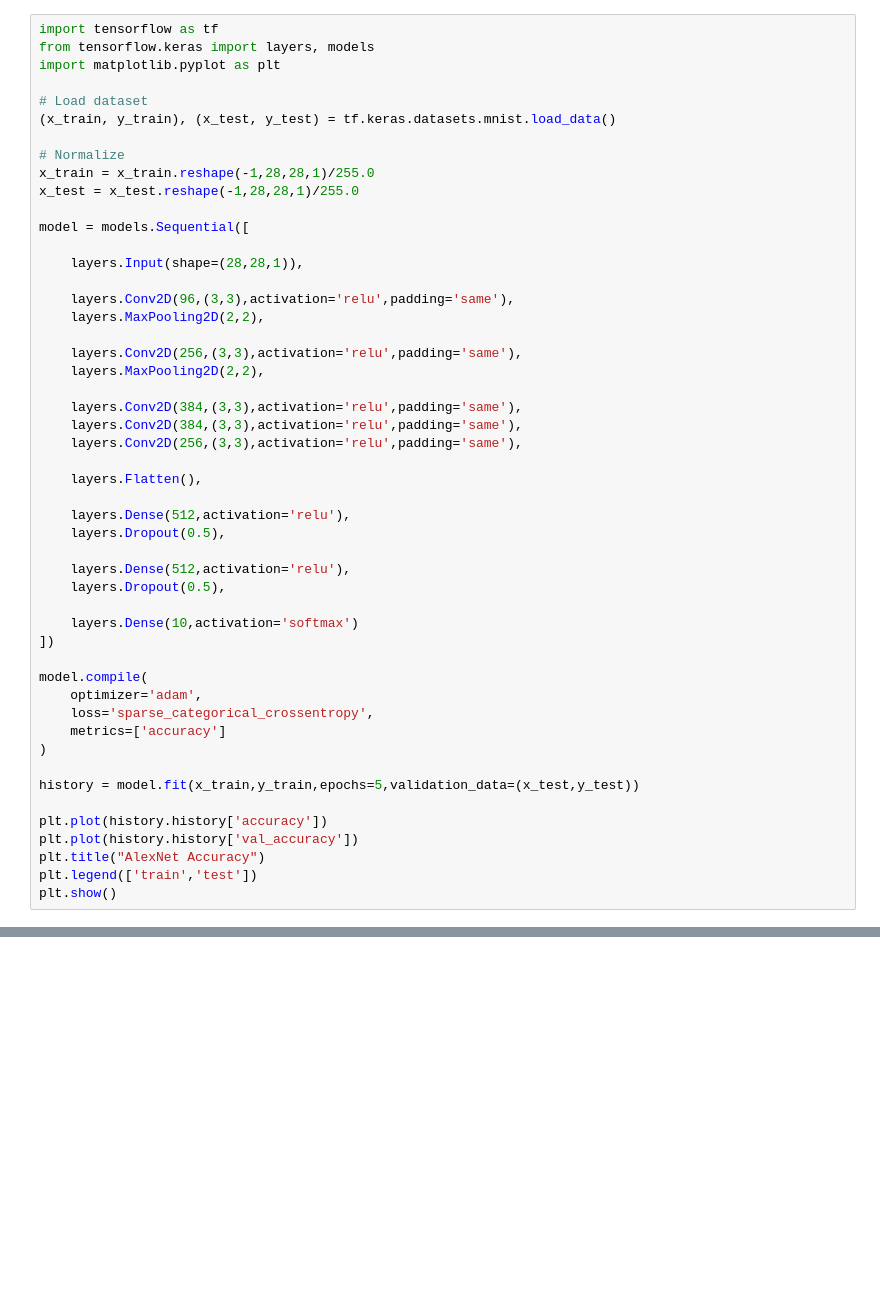
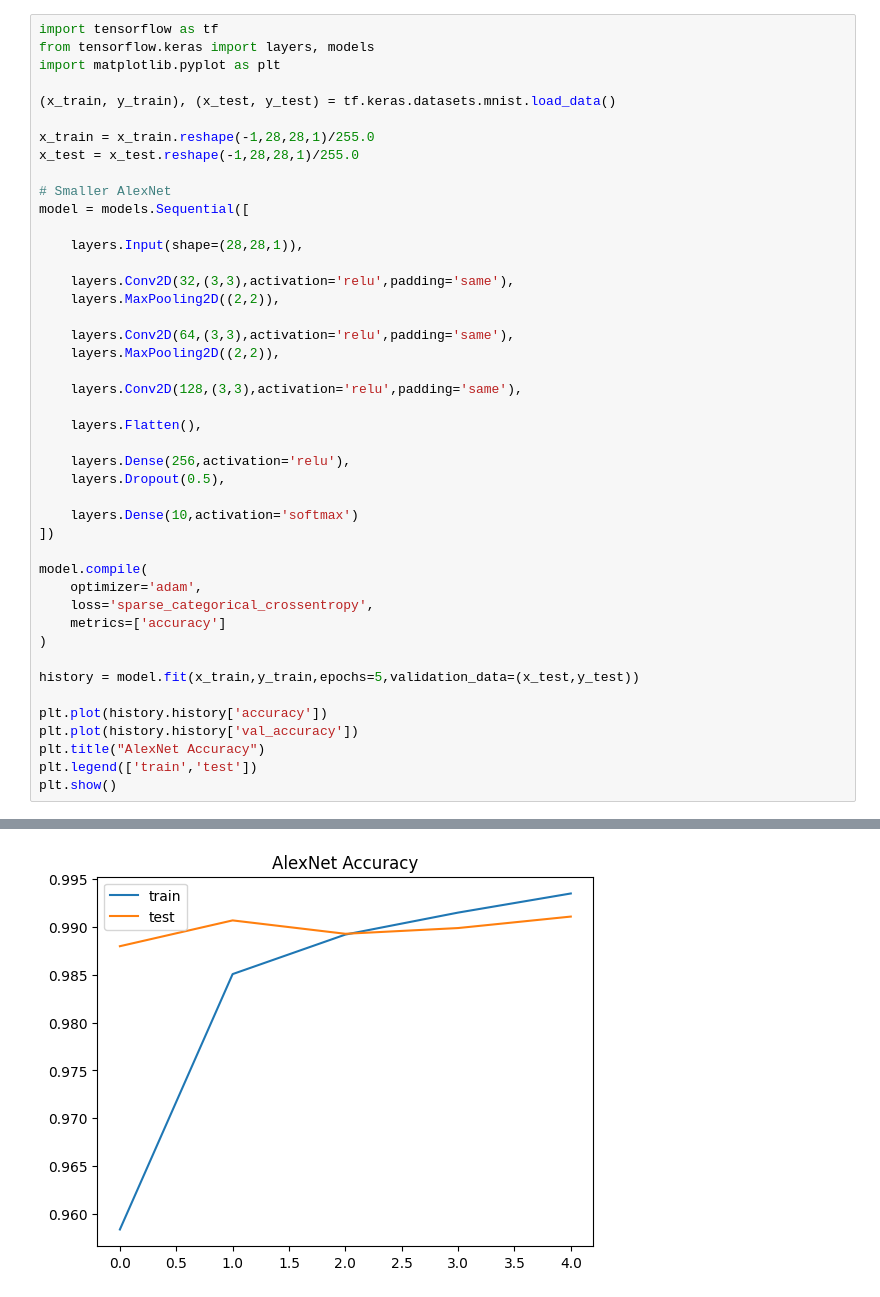
Before and after one commit to uday367/deep-learning, a Jupyter notebook: alexnet_with_mnist_dataset.ipynb, the cells around one changed output, grey strips where cells are left out. Saved outputs shown, nothing was run; the diff lists cells and outputs as text; blank space fills up the shorter version.

```diff
--- a/alexnet_with_mnist_dataset.ipynb
+++ b/alexnet_with_mnist_dataset.ipynb
@@ -5,33 +5,27 @@ import tensorflow as tf
 from tensorflow.keras import layers, models
 import matplotlib.pyplot as plt
 
-# Load dataset
 (x_train, y_train), (x_test, y_test) = tf.keras.datasets.mnist.load_data()
 
-# Normalize
 x_train = x_train.reshape(-1,28,28,1)/255.0
 x_test = x_test.reshape(-1,28,28,1)/255.0
 
+# Smaller AlexNet
 model = models.Sequential([
 
     layers.Input(shape=(28,28,1)),
 
-    layers.Conv2D(96,(3,3),activation='relu',padding='same'),
-    layers.MaxPooling2D(2,2),
+    layers.Conv2D(32,(3,3),activation='relu',padding='same'),
+    layers.MaxPooling2D((2,2)),
 
-    layers.Conv2D(256,(3,3),activation='relu',padding='same'),
-    layers.MaxPooling2D(2,2),
+    layers.Conv2D(64,(3,3),activation='relu',padding='same'),
+    layers.MaxPooling2D((2,2)),
 
-    layers.Conv2D(384,(3,3),activation='relu',padding='same'),
-    layers.Conv2D(384,(3,3),activation='relu',padding='same'),
-    layers.Conv2D(256,(3,3),activation='relu',padding='same'),
+    layers.Conv2D(128,(3,3),activation='relu',padding='same'),
 
     layers.Flatten(),
 
-    layers.Dense(512,activation='relu'),
-    layers.Dropout(0.5),
-
-    layers.Dense(512,activation='relu'),
+    layers.Dense(256,activation='relu'),
     layers.Dropout(0.5),
 
     layers.Dense(10,activation='softmax')
@@ -56,0 +60 @@ KeyboardInterrupt:
+[figure, added]
```
Also changed, not shown: parts of 1 cell of this notebook.
